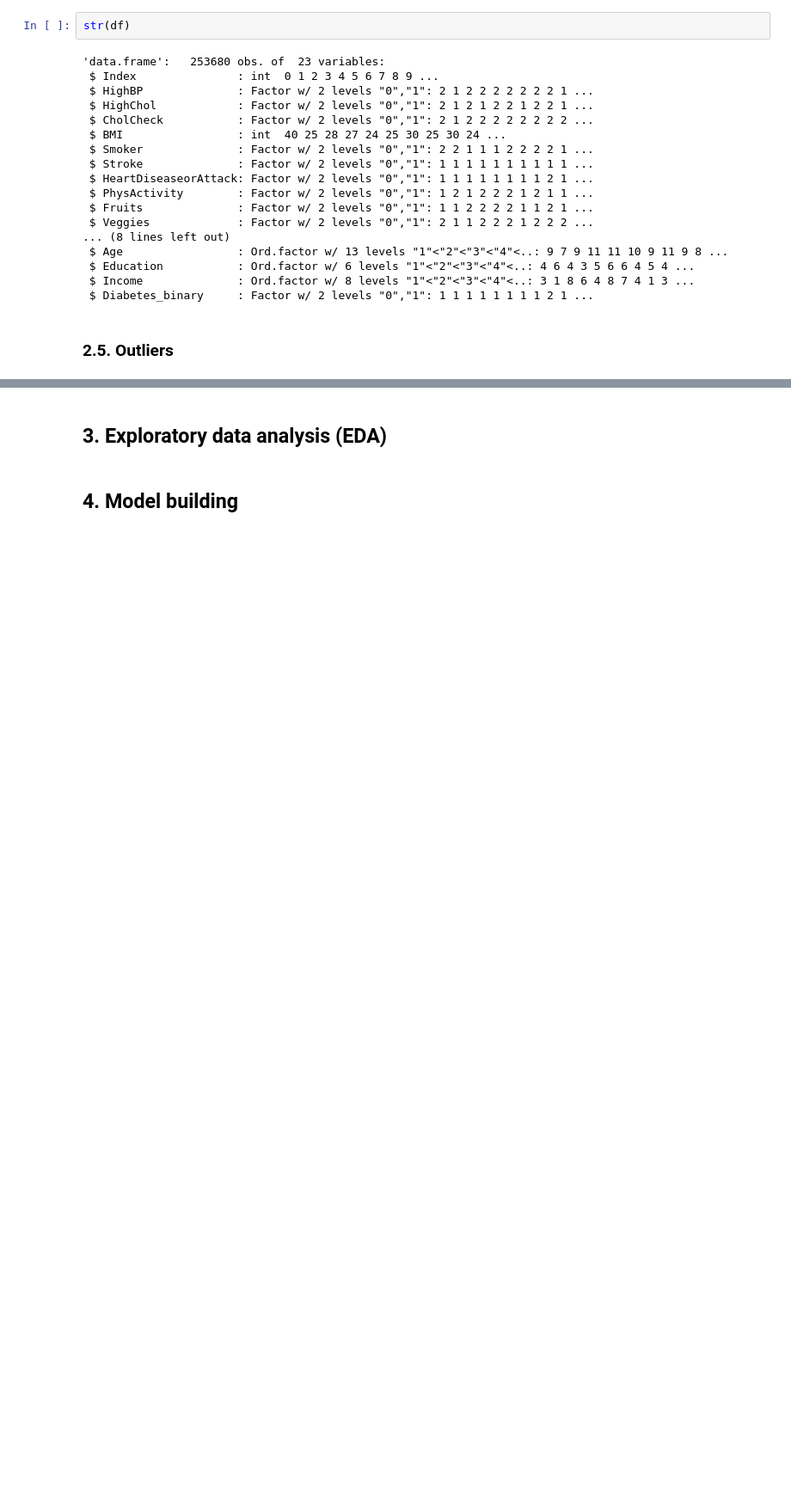
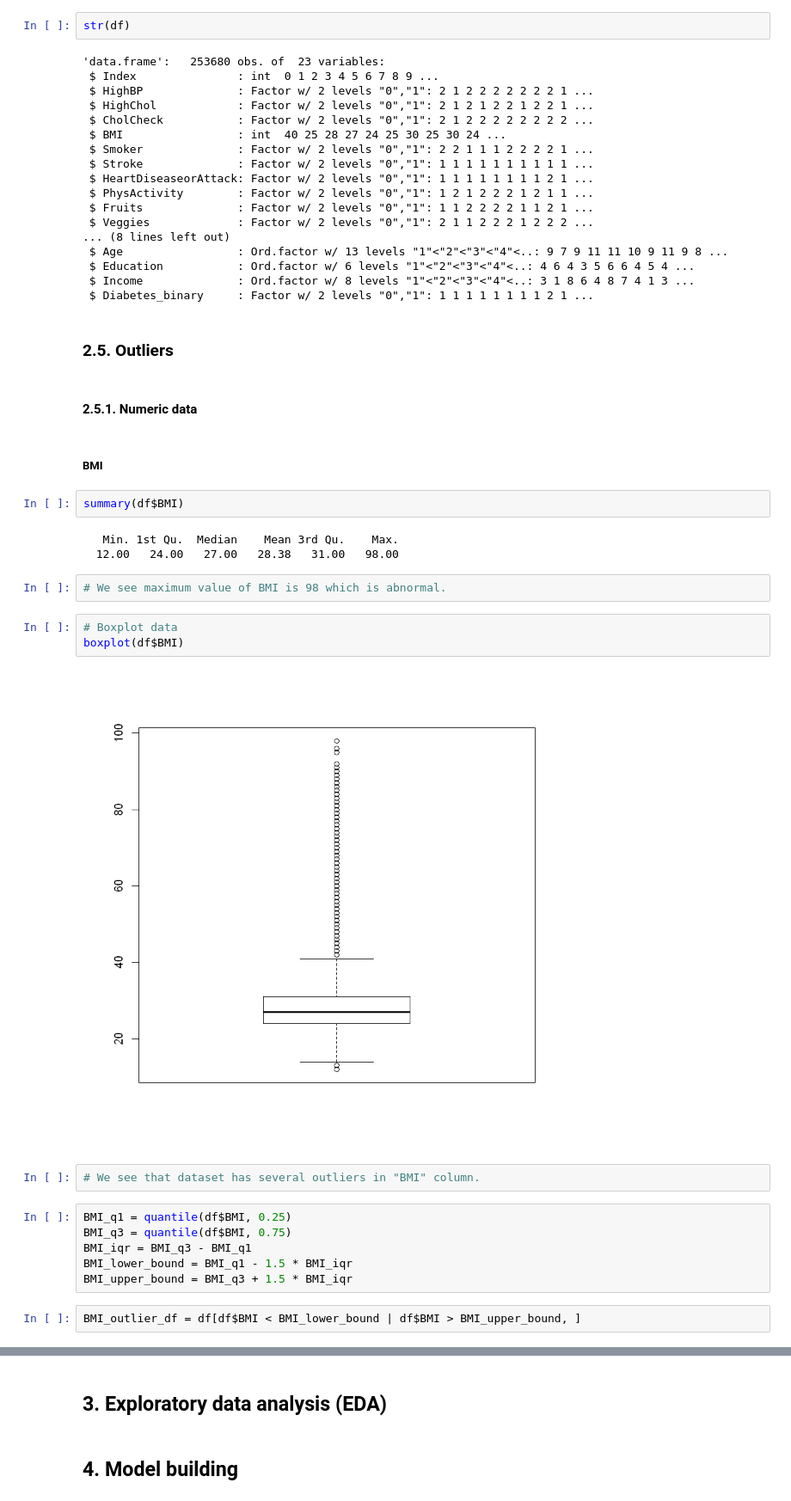
Before and after one commit to DucTrung1802/DS, a Jupyter notebook: GLM_Report/diabetes_analysis.ipynb, the cells around one changed output, grey strips where cells are left out. Shown at 86% size. Cells and saved outputs as stored; diff of their text form; blank space fills up the shorter version.

```diff
--- a/GLM_Report/diabetes_analysis.ipynb
+++ b/GLM_Report/diabetes_analysis.ipynb
@@ -193,3 +199,29 @@ str(df)
  $ Diabetes_binary     : Factor w/ 2 levels "0","1": 1 1 1 1 1 1 1 1 2 1 ...
 # %% [markdown]
 ### 2.5. Outliers
+# %% [markdown]
+#### 2.5.1. Numeric data
+# %% [markdown]
+##### BMI
+# %%
+summary(df$BMI)
+# %% [output]
+   Min. 1st Qu.  Median    Mean 3rd Qu.    Max.
+  12.00   24.00   27.00   28.38   31.00   98.00
+# %%
+# We see maximum value of BMI is 98 which is abnormal.
+# %%
+# Boxplot data
+boxplot(df$BMI)
+# %% [output]
+[figure, added]
+# %%
+# We see that dataset has several outliers in "BMI" column.
+# %%
+BMI_q1 = quantile(df$BMI, 0.25)
+BMI_q3 = quantile(df$BMI, 0.75)
+BMI_iqr = BMI_q3 - BMI_q1
+BMI_lower_bound = BMI_q1 - 1.5 * BMI_iqr
+BMI_upper_bound = BMI_q3 + 1.5 * BMI_iqr
+# %%
+BMI_outlier_df = df[df$BMI < BMI_lower_bound | df$BMI > BMI_upper_bound, ]
```
Also changed, not shown: parts of 4 cells of this notebook.
